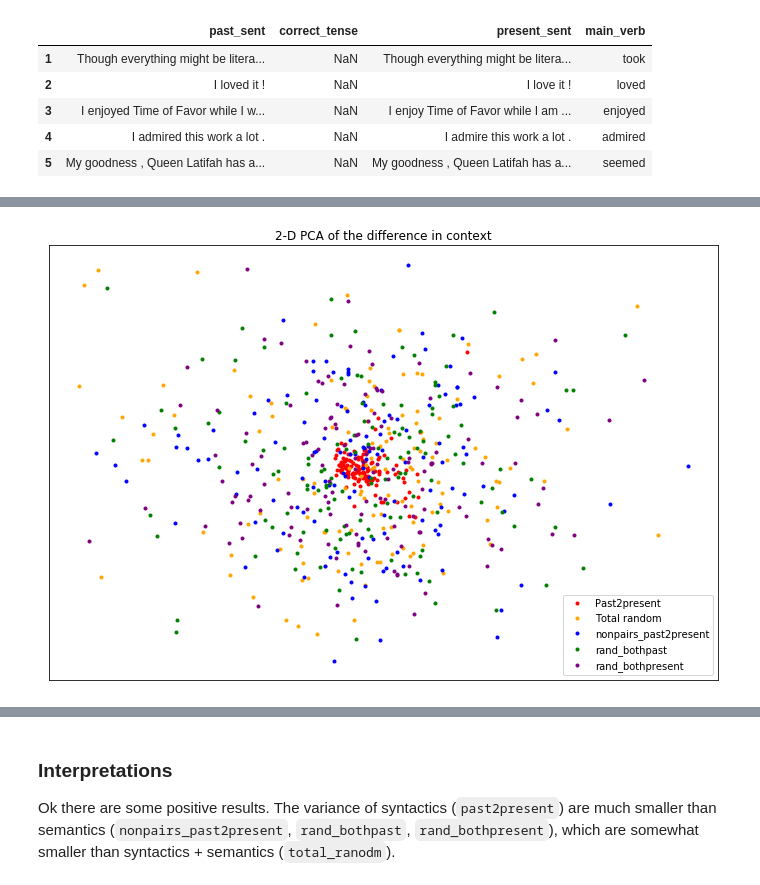
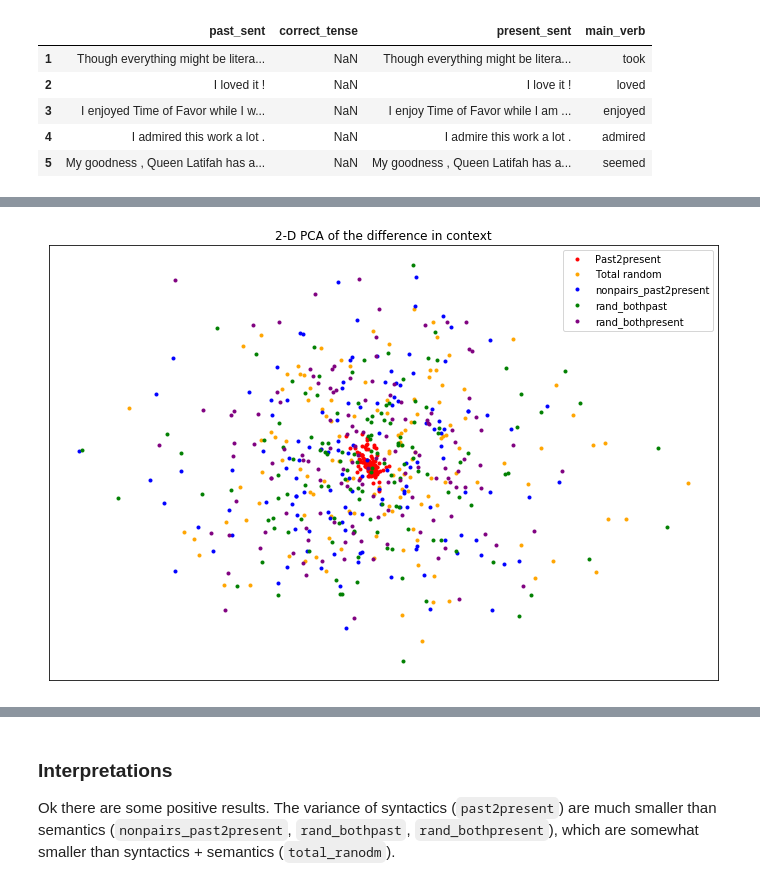
Before and after one commit to SPOClab-ca/layerwise-anomaly, a Jupyter notebook: notebooks/20200701_time_vector.ipynb, the cells around one changed output, grey strips where cells are left out. Cells and saved outputs as stored; diff of their text form; code cells hidden in the pictures.

```diff
--- a/notebooks/20200701_time_vector.ipynb
+++ b/notebooks/20200701_time_vector.ipynb
@@ -297,29 +299,31 @@ vecs1, vecs2, vecs3, vecs4, vecs5 = time_vecs_heterogeneity_test_prep(df)
 # %%
 def pca_embed(vecs):
     pca = PCA(n_components=2)
     return pca.fit_transform(vecs.detach().numpy())
 
 def make_plot(all_vecs, names):
     fig = plt.figure(figsize=(12, 8))
     ax = fig.add_subplot(111)
 
     palette = [colors["red"], colors["orange"], colors["blue"], colors["green"], colors["purple"]][:len(names)]
+    pca = PCA(n_components=2)
+    pca.fit(torch.cat(all_vecs, dim=0).detach().numpy())
     for i, vecs in enumerate(all_vecs):
-        z = pca_embed(vecs)  # (n_pt, 2)
+        z = pca.transform(vecs.detach().numpy())  # (n_pt, 2)
         ax.plot(z[:, 0], z[:, 1], "o", c=palette[i], markersize=3, label=names[i])
 
     ax.axes.xaxis.set_visible(False)
     ax.axes.yaxis.set_visible(False)
     plt.legend()
     plt.title('2-D PCA of the difference in context')
     plt.show()
 
 collections = [vecs1, vecs2, vecs3, vecs4, vecs5]
 names = ["Past2present", "Total random", "nonpairs_past2present",
         "rand_bothpast", "rand_bothpresent"]
 make_plot(collections, names)
 # %% [output]
-[figure, old version]
+[figure, new version]
 # %%
 for i, name in enumerate(names):
     vecs = collections[i]
```
Also changed, not shown: parts of 3 cells of this notebook.
